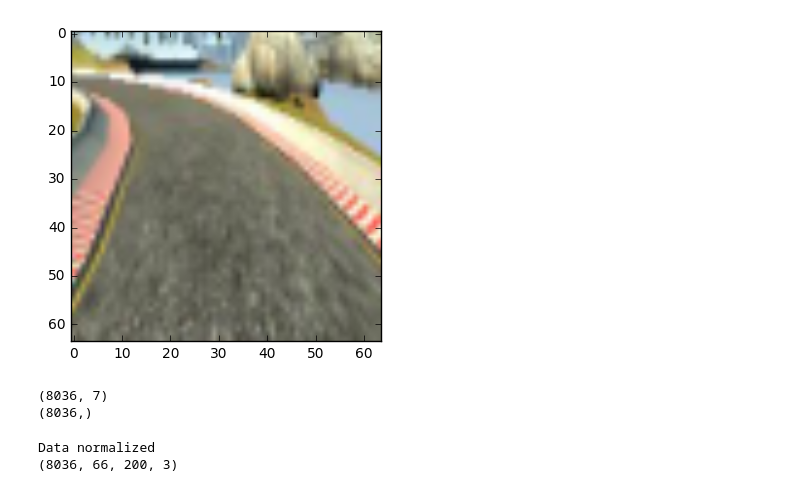
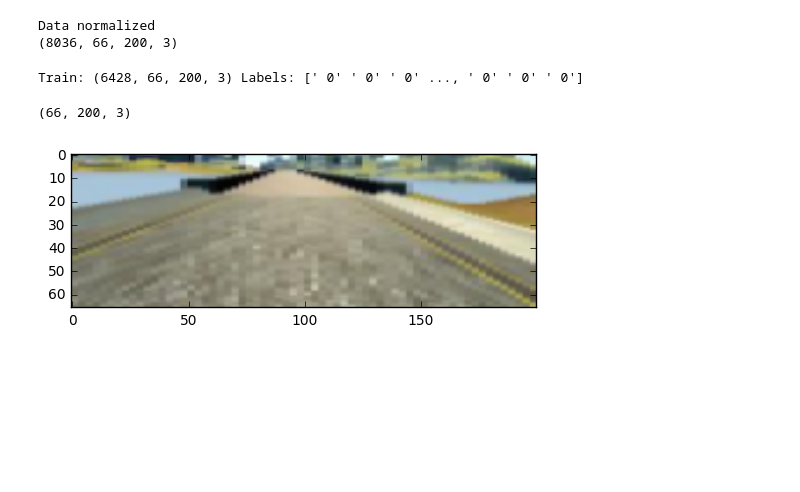
Before and after one commit to citlaligm/Behavioral-cloning, a Jupyter notebook: model.ipynb, the cells around one changed output. Drawn from its saved outputs; the diff is of its cells as text; code cells hidden in the pictures; blank space fills up the shorter version.

```diff
--- a/model.ipynb
+++ b/model.ipynb
@@ -66,13 +57,3 @@ def crop_image(image):
     image = image[crop_up:crop_down, 0:shape[1]]
     image = cv2.resize(image,(col,row), interpolation=cv2.INTER_AREA)
     return image
-# %%
-images_list = []
-
-for infile in glob.glob("IMG/center*.jpg"):
-    image = misc.imread(infile)
-    #image = misc.imresize(image, (66,200))
-    images_list.append(image)
-
-X_train = np.stack(images_list)
-print(X_train.shape)
@@ -80,0 +155,3 @@ print(X_train.shape)
+# %%
+image = features[0]
+plot = plt.imshow(image)
@@ -81,6 +160,31 @@ print(X_train.shape)
+# %%
+col_nvidia, row_nvidia = 200,66
+resized_images = []
+for image in features:
+    resized_image = cv2.resize(image,(col_nvidia,row_nvidia), interpolation=cv2.INTER_AREA)
+    resized_images.append(resized_image)
+
+print('Data normalized')
+
+features = np.array(resized_images)
+print(features.shape)
+# %% [output]
+Data normalized
+(8036, 66, 200, 3)
+# %%
+X_train, X_valid, Y_train, Y_valid = train_test_split(
+    features,
+    labels,
+    test_size=0.20,
+    random_state=832289)
+
+print('Train:', X_train.shape, 'Labels:', labels,)
+# %% [output]
+Train: (6428, 66, 200, 3) Labels: [' 0' ' 0' ' 0' ..., ' 0' ' 0' ' 0']
 # %%
 image = X_train[0]
-image_preprocessed = crop_image(image)
-imgplot = plt.imshow(image_preprocessed)
+print(image.shape)
+plot = plt.imshow(image)
 # %% [output]
+(66, 200, 3)
-[figure, old version]
+[figure, new version]
@@ -93,36 +190,0 @@ for image in X_train:
-# %%
-with open('driving_log.csv','r') as file:
-    datareader = csv.reader(file,delimiter=',')
-    driving_log = []
-    for row in datareader:
-        driving_log.append(row)
-
-driving_log.pop(0)
-
-log = np.stack(driving_log)
-print(log.shape)
-
-#labels
-y_train = np.zeros(log.shape[0])
-for i,row in enumerate(log):
-    y_train[i] = log[i][3]
-
-
-print (y_train.shape)
-# %% [output]
-(8036, 7)
-(8036,)
-# %%
-col_nvidia, row_nvidia = 200,66
-resized_images = []
-for image in images_list:
-    resized_image = cv2.resize(image,(col_nvidia,row_nvidia), interpolation=cv2.INTER_AREA)
-    resized_images.append(resized_image)
-
-print('Data normalized')
-
-X_train = np.array(resized_images)
-print(X_train.shape)
-# %% [output]
-Data normalized
-(8036, 66, 200, 3)
```
Also changed, not shown: parts of 17 cells of this notebook, 3 other files.
